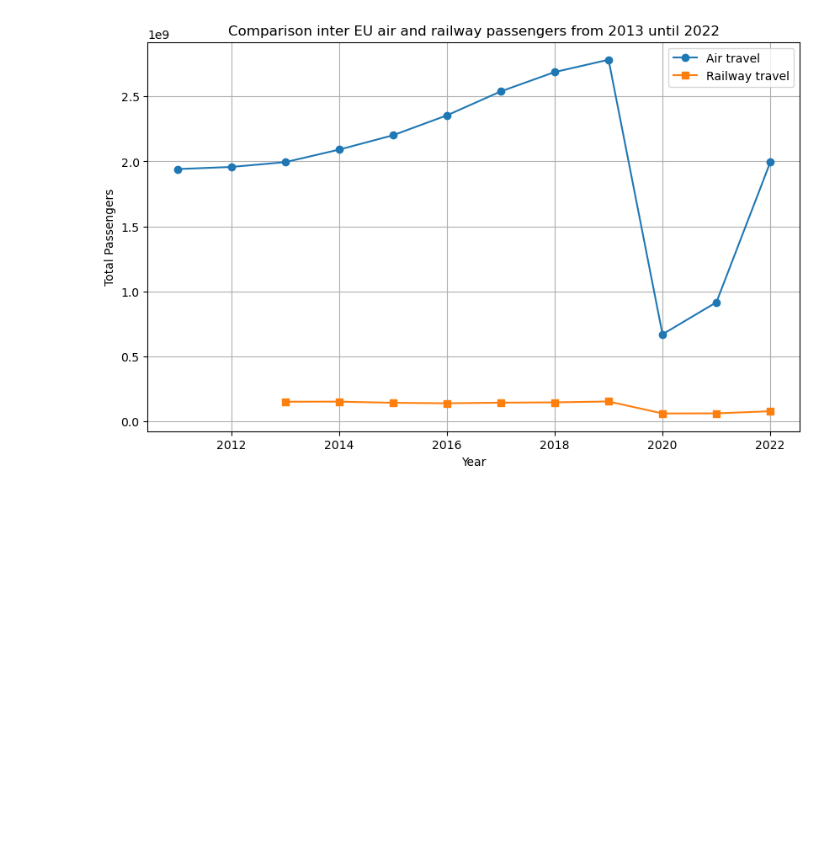
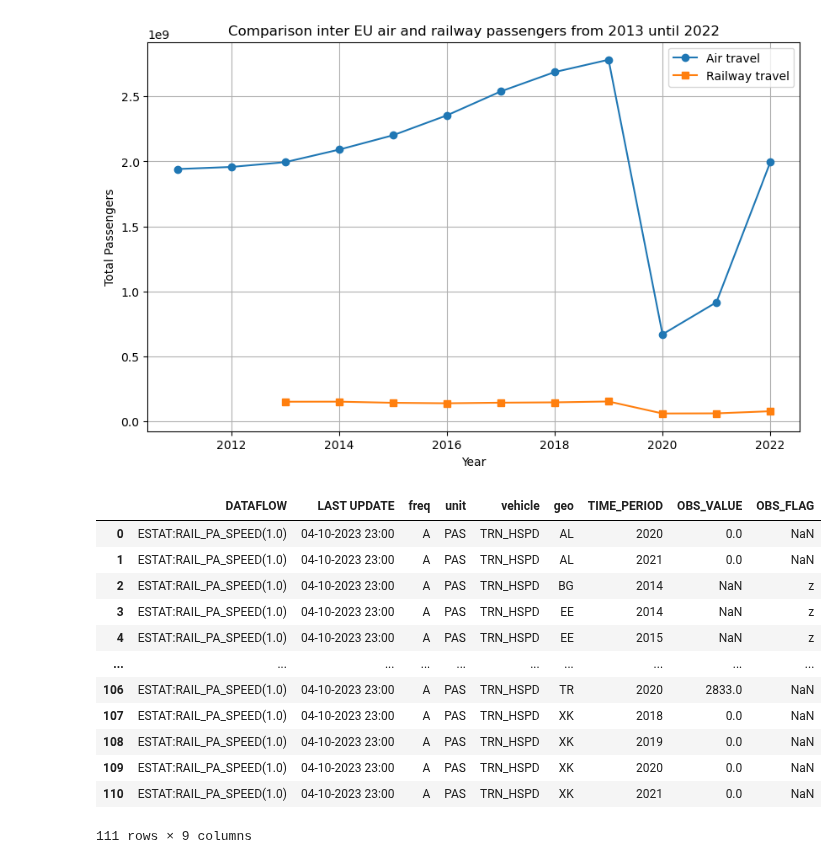
Before and after one commit to carolinemariew/Python-group-3, a Jupyter notebook: project_main.ipynb, the cells around one changed output. Saved outputs shown, nothing was run; the diff lists cells and outputs as text; code cells hidden in the pictures; blank space fills up the shorter version.

```diff
--- a/project_main.ipynb
+++ b/project_main.ipynb
@@ -129,0 +139,21 @@ plt.show()
+# %%
+path_rail = './Python-group-3/Datasets/rail_pa_speed_page_linear.csv'
+with open(path_rail, 'rb') as rawdata:
+ result = chardet.detect(rawdata.read(100000))
+result
+df = pd.read_csv(path_rail, encoding ='Windows-1252')
+df
+# %% [output]
+|  | DATAFLOW | LAST UPDATE | freq | unit | vehicle | geo | TIME_PERIOD | OBS_VALUE | OBS_FLAG |
+| 0 | ESTAT:RAIL_PA_SPEED(1.0) | 04-10-2023 23:00 | A | PAS | TRN_HSPD | AL | 2020 | 0.0 | NaN |
+| 1 | ESTAT:RAIL_PA_SPEED(1.0) | 04-10-2023 23:00 | A | PAS | TRN_HSPD | AL | 2021 | 0.0 | NaN |
+| 2 | ESTAT:RAIL_PA_SPEED(1.0) | 04-10-2023 23:00 | A | PAS | TRN_HSPD | BG | 2014 | NaN | z |
+| 3 | ESTAT:RAIL_PA_SPEED(1.0) | 04-10-2023 23:00 | A | PAS | TRN_HSPD | EE | 2014 | NaN | z |
+| 4 | ESTAT:RAIL_PA_SPEED(1.0) | 04-10-2023 23:00 | A | PAS | TRN_HSPD | EE | 2015 | NaN | z |
+| ... | ... | ... | ... | ... | ... | ... | ... | ... | ... |
+| 106 | ESTAT:RAIL_PA_SPEED(1.0) | 04-10-2023 23:00 | A | PAS | TRN_HSPD | TR | 2020 | 2833.0 | NaN |
+| 107 | ESTAT:RAIL_PA_SPEED(1.0) | 04-10-2023 23:00 | A | PAS | TRN_HSPD | XK | 2018 | 0.0 | NaN |
+| 108 | ESTAT:RAIL_PA_SPEED(1.0) | 04-10-2023 23:00 | A | PAS | TRN_HSPD | XK | 2019 | 0.0 | NaN |
+| 109 | ESTAT:RAIL_PA_SPEED(1.0) | 04-10-2023 23:00 | A | PAS | TRN_HSPD | XK | 2020 | 0.0 | NaN |
+| 110 | ESTAT:RAIL_PA_SPEED(1.0) | 04-10-2023 23:00 | A | PAS | TRN_HSPD | XK | 2021 | 0.0 | NaN |
+111 rows × 9 columns
```
Also changed, not shown: parts of 5 cells of this notebook, 1 other file.
